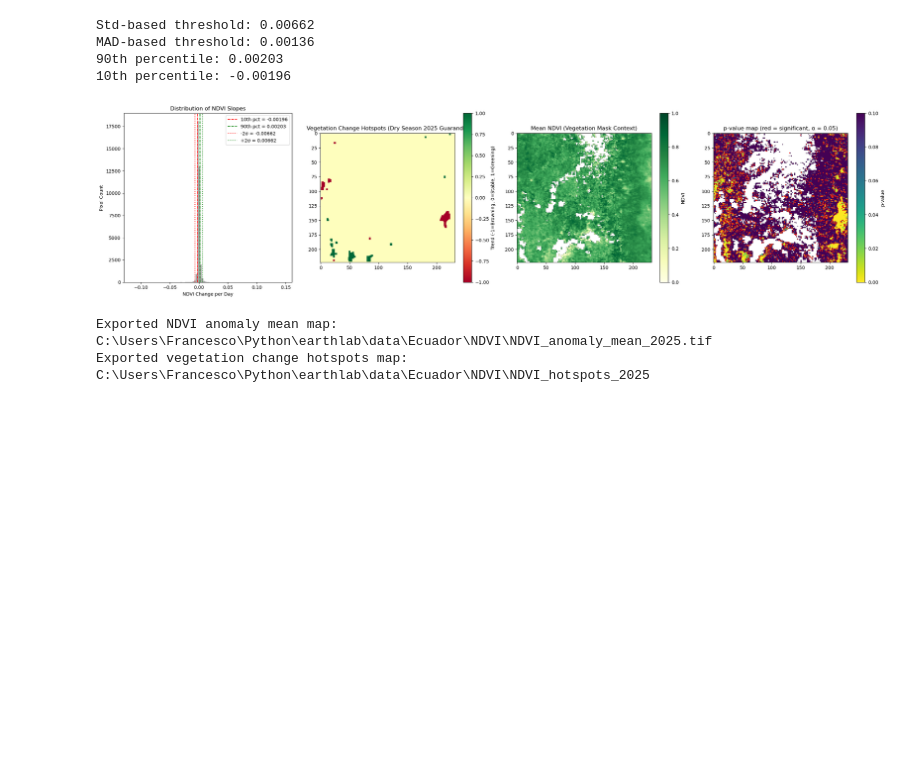
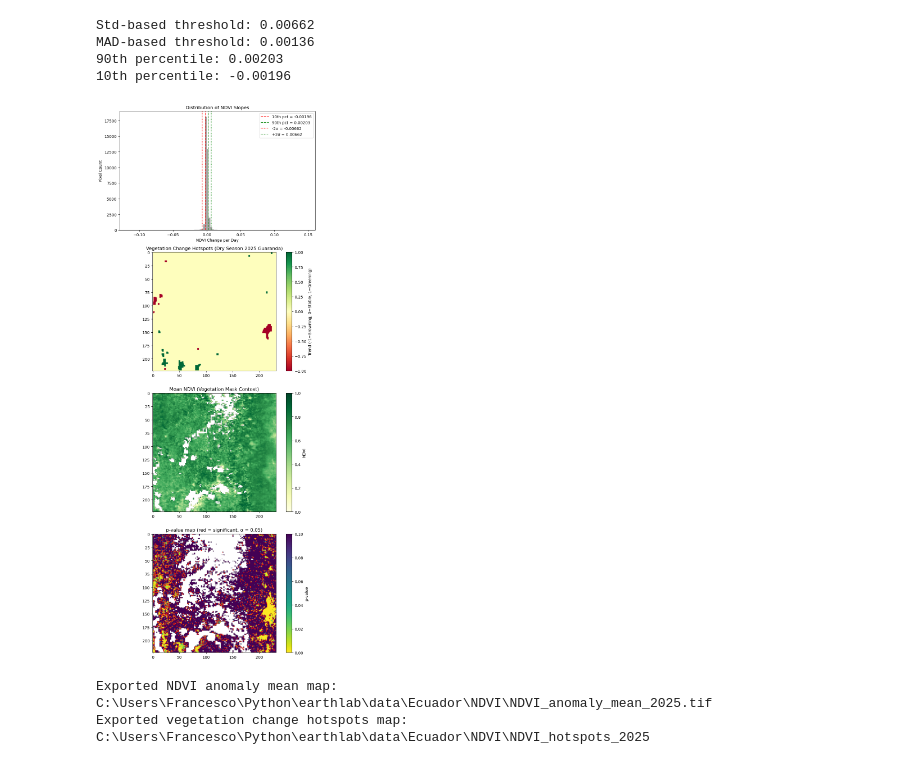
Before and after one commit to francescofustinoni/earthlab, a Jupyter notebook: GeospatialBasicAnalysis/DrySeason2025MODISNDVItimeseriesGuaranda.ipynb, the cells around one changed output. Cells and saved outputs as stored; diff of their text form; code cells hidden in the pictures; blank space fills up the shorter version.

```diff
--- a/GeospatialBasicAnalysis/DrySeason2025MODISNDVItimeseriesGuaranda.ipynb
+++ b/GeospatialBasicAnalysis/DrySeason2025MODISNDVItimeseriesGuaranda.ipynb
@@ -519,40 +519,40 @@ hotspots_clean[greening_clean] = 1
 hotspots_clean[browning_clean] = -1
 
 # Visualization (4 plots)
-fig, (ax1, ax2, ax3, ax4) = plt.subplots(1, 4, figsize=(24, 6))
+fig, (ax1, ax2, ax3, ax4) = plt.subplots(4, 1, figsize=(8, 20))
 
 # Histogram of slopes
 ax1.hist(valid_slopes, bins=100, color='gray', alpha=0.7)
 ax1.axvline(p10, color='red', linestyle='--', label=f'10th pct = {p10:.5f}')
 ax1.axvline(p90, color='green', linestyle='--', label=f'90th pct = {p90:.5f}')
 ax1.axvline(-sigma_thresh, color='red', linestyle=':', label=f'-2σ = {-sigma_thresh:.5f}')
 ax1.axvline(sigma_thresh, color='green', linestyle=':', label=f'+2σ = {sigma_thresh:.5f}')
 ax1.set_title("Distribution of NDVI Slopes")
 ax1.set_xlabel("NDVI Change per Day")
 ax1.set_ylabel("Pixel Count")
 ax1.legend()
 
 # Hotspot map
 im1 = ax2.imshow(hotspots_clean, cmap='RdYlGn', vmin=-1, vmax=1)
 ax2.set_title('Vegetation Change Hotspots (Dry Season 2025 Guaranda)')
 fig.colorbar(im1, ax=ax2, label='Trend (-1=Browning, 0=Stable, 1=Greening)')
 
 # Mean NDVI map
 im2 = ax3.imshow(mean_ndvi_map, cmap='YlGn', vmin=0, vmax=1)
 ax3.set_title('Mean NDVI (Vegetation Mask Context)')
 fig.colorbar(im2, ax=ax3, label='NDVI')
 
 # p-value map (clip extreme values for visibility)
 pval_display = np.clip(pval_map, 0, 0.1)
 im3 = ax4.imshow(pval_display, cmap='viridis_r', vmin=0, vmax=0.1)
 ax4.contour(sig_mask, levels=[0.5], colors='red', linewidths=0.8)
 ax4.set_title('p-value map (red = significant, α = 0.05)')
 fig.colorbar(im3, ax=ax4, label='p-value')
 
 plt.tight_layout()
 plt.show()
 # %% [output]
-[figure, old version]
+[figure, new version]
 # %%
 # Export anomaly and hotspots maps
 anomaly_tif = os.path.join(tif_folder, 'NDVI_anomaly_mean_2025.tif')
```
Also changed, not shown: parts of 1 cell of this notebook.
